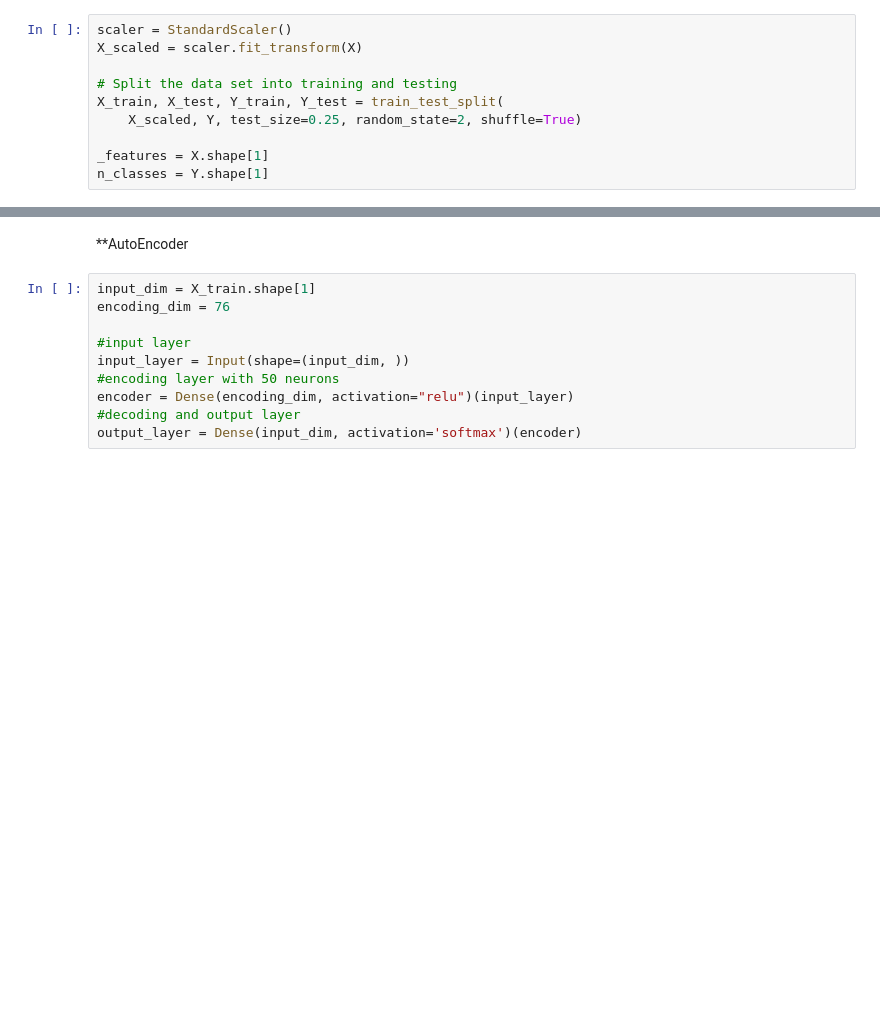
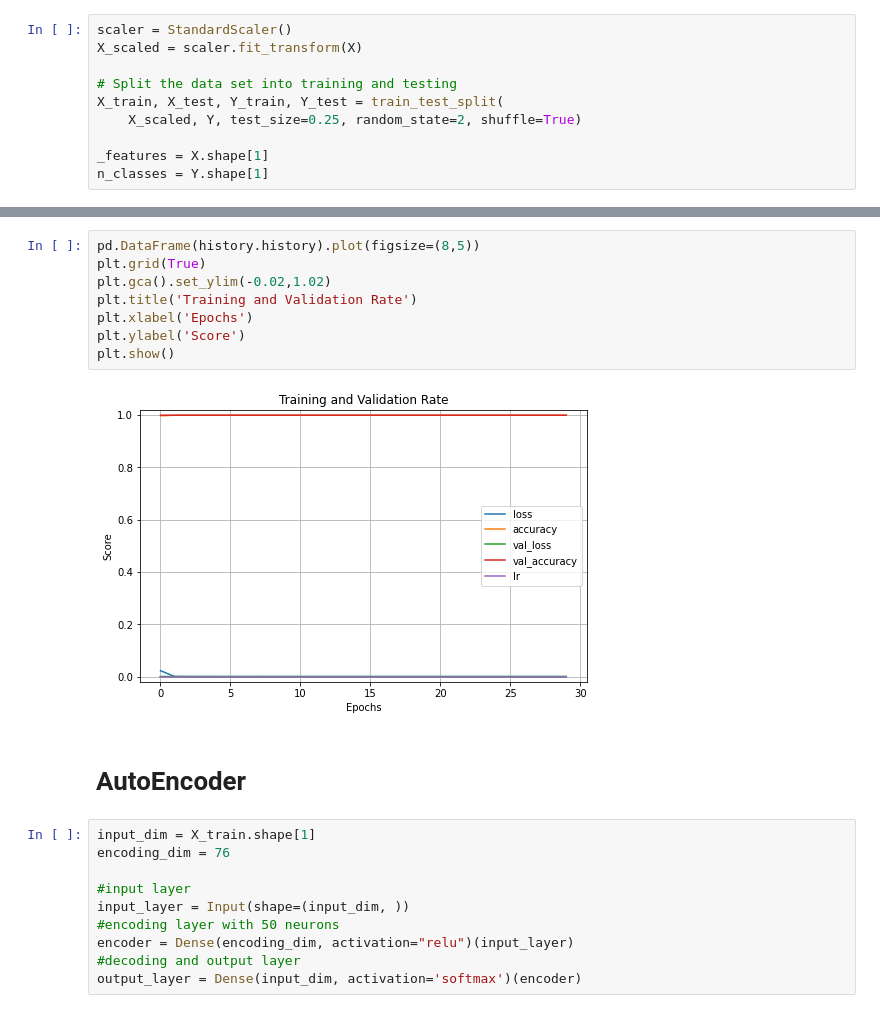
Before and after one commit to vanlalruata/DCNNBiLSTM-An-Efficient-Hybrid-Deep-Learning-Based-Intrusion-Detection-System, a Jupyter notebook: IDS-AE.ipynb, the cells around one changed output, grey strips where cells are left out. Drawn from its saved outputs; the diff is of its cells as text; blank space fills up the shorter version.

```diff
--- a/IDS-AE.ipynb
+++ b/IDS-AE.ipynb
@@ -275,5 +431,15 @@ n_classes = Y.shape[1]
+# %%
+pd.DataFrame(history.history).plot(figsize=(8,5))
+plt.grid(True)
+plt.gca().set_ylim(-0.02,1.02)
+plt.title('Training and Validation Rate')
+plt.xlabel('Epochs')
+plt.ylabel('Score')
+plt.show()
+# %% [output]
+[figure, added]
 # %% [markdown]
-**AutoEncoder
+# AutoEncoder
 # %%
 input_dim = X_train.shape[1]
 encoding_dim = 76
```
Also changed, not shown: parts of 14 cells of this notebook.
